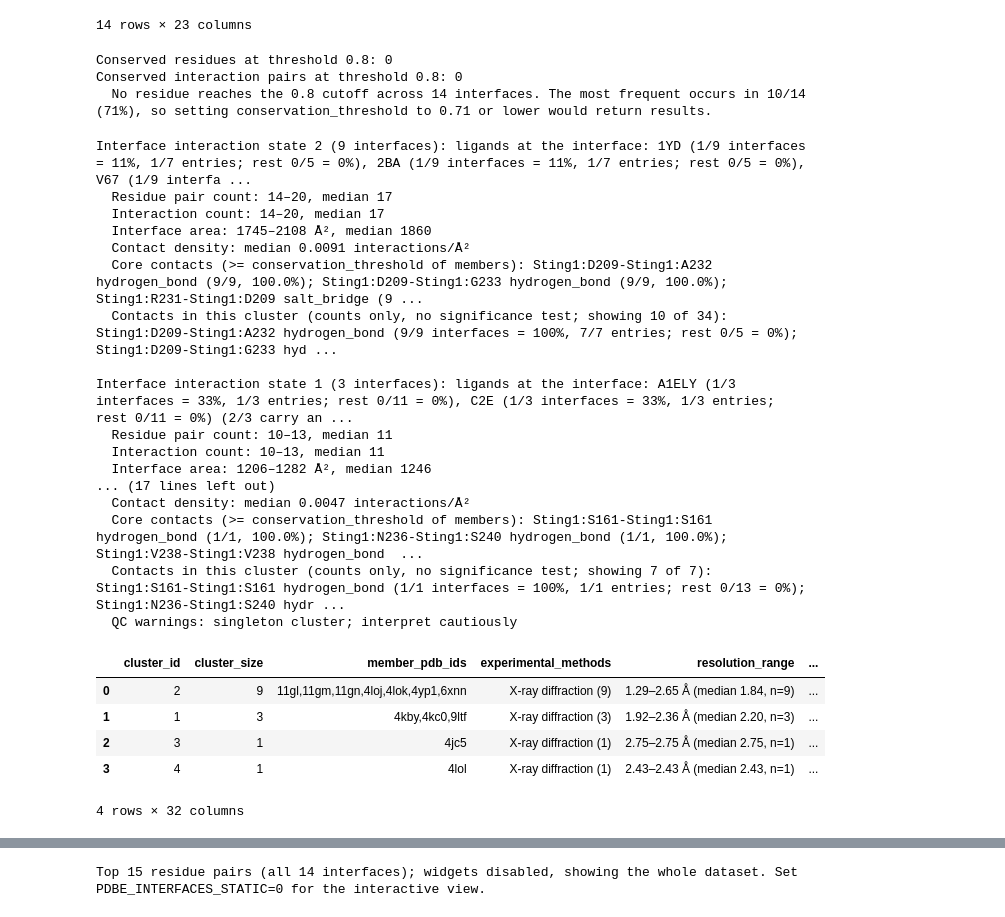
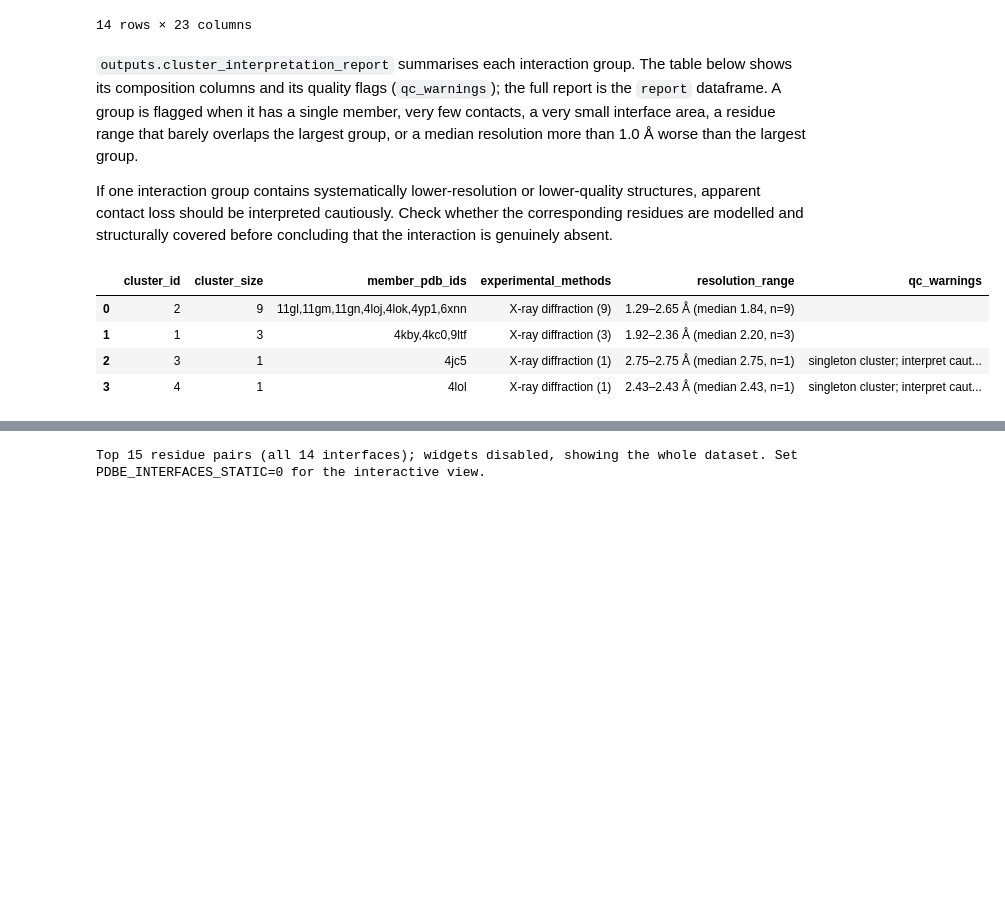
Before and after one commit to sridevan/interface_analysis_notebook, a Jupyter notebook: notebook.ipynb, the cells around one changed output, grey strips where cells are left out. Saved outputs shown, nothing was run; the diff lists cells and outputs as text; code cells hidden in the pictures; blank space fills up the shorter version.

```diff
--- a/notebook.ipynb
+++ b/notebook.ipynb
@@ -53,17 +67,19 @@ cfg = Config(
     # A subset biases the clustering and every conservation fraction.
     max_entries=None,
 
-    # Threads for the per-entry and per-ligand retrieval in Phase 1.
+    # Threads for the per-entry and per-ligand retrieval in section 6.
     max_workers=8,
 
     # Fraction of interfaces required for a residue or contact to count as conserved.
     conservation_threshold=0.8,
 
-    # Dendrogram cut height in 1 - Jaccard units. Sets the number of states
-    # reported, so inspect the dendrogram in Phase 3 before accepting it.
+    # Dendrogram cut height in 1 - Jaccard units. Sets the number of
+    # interaction groups reported, so inspect the dendrogram in section 5
+    # before accepting it.
     cluster_distance_cut=0.6,
 
-    log_level="INFO",
+    # "INFO" additionally lists every request sent to the PDBe API.
+    log_level="WARNING",
     output_dir="interface_frequencies",
 )
 
@@ -313,43 +304,25 @@ outputs.build_structure_table(
 | 12 | 6xnn | 1 | 1 | Sting1 (role 1) | Sting1 (role 2) | X-ray diffraction | 2.49 | ... |
 | 13 | 9ltf | 1 | 1 | Sting1 (role 1) | Sting1 (role 2) | X-ray diffraction | 1.92 | ... |
 14 rows × 23 columns
-# %%
-print(outputs.describe_conservation(records, cfg.conservation_threshold))
-# %% [output]
-Conserved residues at threshold 0.8: 0
-Conserved interaction pairs at threshold 0.8: 0
-  No residue reaches the 0.8 cutoff across 14 interfaces. The most frequent occurs in 10/14 (71%), so setting conservation_threshold to 0.71 or lower would return results.
+# %% [markdown]
+`outputs.cluster_interpretation_report` summarises each interaction group. The table below shows its composition columns and its quality flags (`qc_warnings`); the full report is the `report` dataframe. A group is flagged when it has a single member, very few contacts, a very small interface area, a residue range that barely overlaps the largest group, or a median resolution more than 1.0 Å worse than the largest group.
+
+If one interaction group contains systematically lower-resolution or lower-quality structures, apparent contact loss should be interpreted cautiously. Check whether the corresponding residues are modelled and structurally covered before concluding that the interaction is genuinely absent.
 # %%
+import pandas as pd
+
 report = outputs.cluster_interpretation_report(
     records, cluster_result, overlap,
     assembly_metadata=assembly_metadata,
     partner_map=partner_map,
     conservation_threshold=cfg.conservation_threshold,
 )
-for note in report["notes"]:
-    print(note, end="\n\n")
-report
+with pd.option_context("display.max_colwidth", None):
+    display(report[["cluster_id", "cluster_size", "member_pdb_ids",
+                    "experimental_methods", "resolution_range", "qc_warnings"]])
 # %% [output]
-Interface interaction state 2 (9 interfaces): ligands at the interface: 1YD (1/9 interfaces = 11%, 1/7 entries; rest 0/5 = 0%), 2BA (1/9 interfaces = 11%, 1/7 entries; rest 0/5 = 0%), V67 (1/9 interfa ...
-  Residue pair count: 14–20, median 17
-  Interaction count: 14–20, median 17
-  Interface area: 1745–2108 Å², median 1860
-  Contact density: median 0.0091 interactions/Å²
-  Core contacts (>= conservation_threshold of members): Sting1:D209-Sting1:A232 hydrogen_bond (9/9, 100.0%); Sting1:D209-Sting1:G233 hydrogen_bond (9/9, 100.0%); Sting1:R231-Sting1:D209 salt_bridge (9 ...
-  Contacts in this cluster (counts only, no significance test; showing 10 of 34): Sting1:D209-Sting1:A232 hydrogen_bond (9/9 interfaces = 100%, 7/7 entries; rest 0/5 = 0%); Sting1:D209-Sting1:G233 hyd ...
-
-Interface interaction state 1 (3 interfaces): ligands at the interface: A1ELY (1/3 interfaces = 33%, 1/3 entries; rest 0/11 = 0%), C2E (1/3 interfaces = 33%, 1/3 entries; rest 0/11 = 0%) (2/3 carry an ...
-  Residue pair count: 10–13, median 11
-  Interaction count: 10–13, median 11
-  Interface area: 1206–1282 Å², median 1246
-... (17 lines left out)
-  Contact density: median 0.0047 interactions/Å²
-  Core contacts (>= conservation_threshold of members): Sting1:S161-Sting1:S161 hydrogen_bond (1/1, 100.0%); Sting1:N236-Sting1:S240 hydrogen_bond (1/1, 100.0%); Sting1:V238-Sting1:V238 hydrogen_bond  ...
-  Contacts in this cluster (counts only, no significance test; showing 7 of 7): Sting1:S161-Sting1:S161 hydrogen_bond (1/1 interfaces = 100%, 1/1 entries; rest 0/13 = 0%); Sting1:N236-Sting1:S240 hydr ...
-  QC warnings: singleton cluster; interpret cautiously
-|  | cluster_id | cluster_size | member_pdb_ids | experimental_methods | resolution_range | ... |
-| 0 | 2 | 9 | 11gl,11gm,11gn,4loj,4lok,4yp1,6xnn | X-ray diffraction (9) | 1.29–2.65 Å (median 1.84, n=9) | ... |
-| 1 | 1 | 3 | 4kby,4kc0,9ltf | X-ray diffraction (3) | 1.92–2.36 Å (median 2.20, n=3) | ... |
-| 2 | 3 | 1 | 4jc5 | X-ray diffraction (1) | 2.75–2.75 Å (median 2.75, n=1) | ... |
-| 3 | 4 | 1 | 4lol | X-ray diffraction (1) | 2.43–2.43 Å (median 2.43, n=1) | ... |
+|  | cluster_id | cluster_size | member_pdb_ids | experimental_methods | resolution_range | qc_warnings |
+| 0 | 2 | 9 | 11gl,11gm,11gn,4loj,4lok,4yp1,6xnn | X-ray diffraction (9) | 1.29–2.65 Å (median 1.84, n=9) |  |
+| 1 | 1 | 3 | 4kby,4kc0,9ltf | X-ray diffraction (3) | 1.92–2.36 Å (median 2.20, n=3) |  |
+| 2 | 3 | 1 | 4jc5 | X-ray diffraction (1) | 2.75–2.75 Å (median 2.75, n=1) | singleton cluster; interpret caut... |
+| 3 | 4 | 1 | 4lol | X-ray diffraction (1) | 2.43–2.43 Å (median 2.43, n=1) | singleton cluster; interpret caut... |
-4 rows × 32 columns
```
Also changed, not shown: parts of 30 cells of this notebook, 6 other files.
